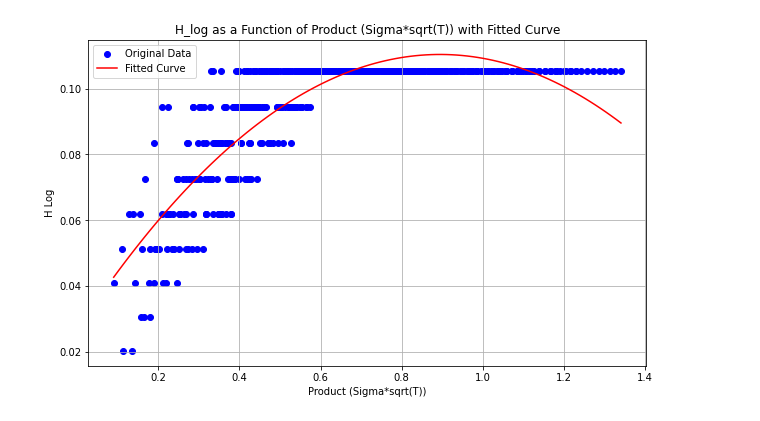
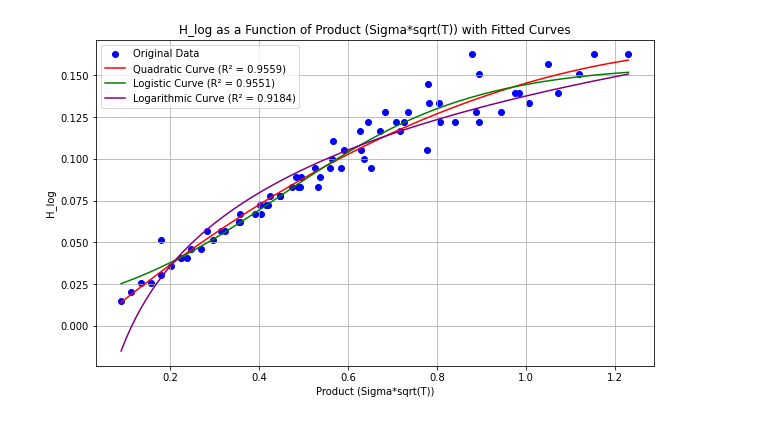
Before and after one commit to Jonteflower/SF290X-Master-Thesis, a Jupyter notebook: down_out_log.ipynb, the cells around one changed output. Cells and saved outputs as stored; diff of their text form; code cells hidden in the pictures.

```diff
--- a/down_out_log.ipynb
+++ b/down_out_log.ipynb
@@ -31,14 +28,14 @@ from sklearn.metrics import mean_squared_error, r2_score
 # %%
-csvFilePath = 'data.csv'
+csvFilePath = 'acc_data.csv'
 df = pd.read_csv(csvFilePath)
-df = df[df['K'] == 100]
+#df = df[df['K'] == 100]
 
 # Find NaNs in the DataFrame
 #print("NaN values in DataFrame:")
 #print(df.isna().sum())
 
 # Optionally, print rows with NaNs
-#print("\nRows with NaNs:")
+#print("\nRows with NaNs s:")
 #print(df[df.isna().any(axis=1)])
 # %%
 def get_parameter_values(S0, K, T, r, q, sigma):
@@ -216,8 +165,17 @@ Filtered Model R² value: 0.77
 # %%
 ###### Indicator regression
-# Define your model function here; this is an example of a quadratic function.
-def model_func(x, a, b, c):
+
+# Quadratic model function
+def quadratic_model(x, a, b, c):
     return a * x**2 + b * x + c
+
+# Logistic model function
+def logistic_model(x, L, k, x0):
+    return L / (1 + np.exp(-k * (x - x0)))
+
+# Logarithmic model function
+def logarithmic_model(x, a, b):
+    return a + b * np.log(x)
 
 ### Function for finding strictly increase but with the H_log version instead
 def is_decreasing(arr):
@@ -267,39 +225,51 @@ print(f"Processed {count} combinations, obtained {len(h_values)} valid H values.
 h_values = np.array(h_values)
 products = np.array(products)
 
-# Fit the model to the data
-popt, pcov = curve_fit(model_func, products, h_values)
+# Fit the quadratic model to the data
+popt_quad, _ = curve_fit(quadratic_model, products, h_values)
+predicted_values_quad = quadratic_model(products, *popt_quad)
+r_squared_quad = r2_score(h_values, predicted_values_quad)
 
-# Extract the optimized parameters
-a_indicator, b_indicator, c_indicator = popt
+# Fit the logistic model to the data
+popt_logistic, _ = curve_fit(logistic_model, products, h_values, p0=[max(h_values), 1, np.median(products)])
+predicted_values_logistic = logistic_model(products, *popt_logistic)
+r_squared_logistic = r2_score(h_values, predicted_values_logistic)
 
-# Print the full equation with parameters
-print(f"Equation of the fitted model: y = {a:.4f}x^2 + {b:.4f}x + {c:.4f}")
+# Fit the logarithmic model to the data, excluding non-positive values
+positive_products = products[products > 0]
+positive_h_values = h_values[products > 0]
+popt_log, _ = curve_fit(logarithmic_model, positive_products, positive_h_values)
+predicted_values_log = logarithmic_model(positive_products, *popt_log)
+r_squared_log = r2_score(positive_h_values, predicted_values_log)
 
-# Calculate the R-squared and MSE for the fitted model
-predicted_values = model_func(products, *popt)
-r_squared = r2_score(h_values, predicted_values)
-mse = mean_squared_error(h_values, predicted_values)
-rmse = np.sqrt(mse)
-
-# Print out the metrics
-print(f'R-squared: {round(r_squared,2)}')
-print(f'Mean Squared Error: {mse}')
-print(f'Root Mean Squared Error: {rmse}')
+# Values to pass to the indicator function
+L_fitted, k_fitted, x0_fitted = popt_logistic
 
 # Plot the original data
 plt.figure(figsize=(10, 6))
 plt.scatter(products, h_values, color='blue', label='Original Data')
 
-# Plot the fitted curve
+# Generate x values for prediction
 x_fit = np.linspace(min(products), max(products), 100)
-y_fit = model_func(x_fit, *popt)
-plt.plot(x_fit, y_fit, color='red', label='Fitted Curve')
+
+# Plot the quadratic fitted curve
+y_fit_quad = quadratic_model(x_fit, *popt_quad)
+plt.plot(x_fit, y_fit_quad, color='red', label=f'Quadratic Curve (R² = {r_squared_quad:.4f})')
+
+# Plot the logistic fitted curve
+y_fit_logistic = logistic_model(x_fit, *popt_logistic)
+plt.plot(x_fit, y_fit_logistic, color='green', label=f'Logistic Curve (R² = {r_squared_logistic:.4f})')
+
+
+# Plot the logarithmic fitted curve (ensure x_fit is positive)
+positive_x_fit = x_fit[x_fit > 0]
+y_fit_log = logarithmic_model(positive_x_fit, *popt_log)
+plt.plot(positive_x_fit, y_fit_log, color='purple', label=f'Logarithmic Curve (R² = {r_squared_log:.4f})')
 
 # Add titles and labels
-plt.title('H_log as a Function of Product (Sigma*sqrt(T)) with Fitted Curve')
+plt.title('H_log as a Function of Product (Sigma*sqrt(T)) with Fitted Curves')
 plt.xlabel('Product (Sigma*sqrt(T))')
-plt.ylabel('H Log')
+plt.ylabel('H_log')
 plt.legend()
 plt.grid(True)
 plt.show()
@@ -312,4 +278,4 @@ Root Mean Squared Error: 0.00930420990095863
-[figure, old version]
+[figure, new version]
 # %%
 ########## Adjust the barriers
 def regression_beta(T, sigma, H, S0, m):
```
Also changed, not shown: parts of 7 cells of this notebook, 9 other files.
